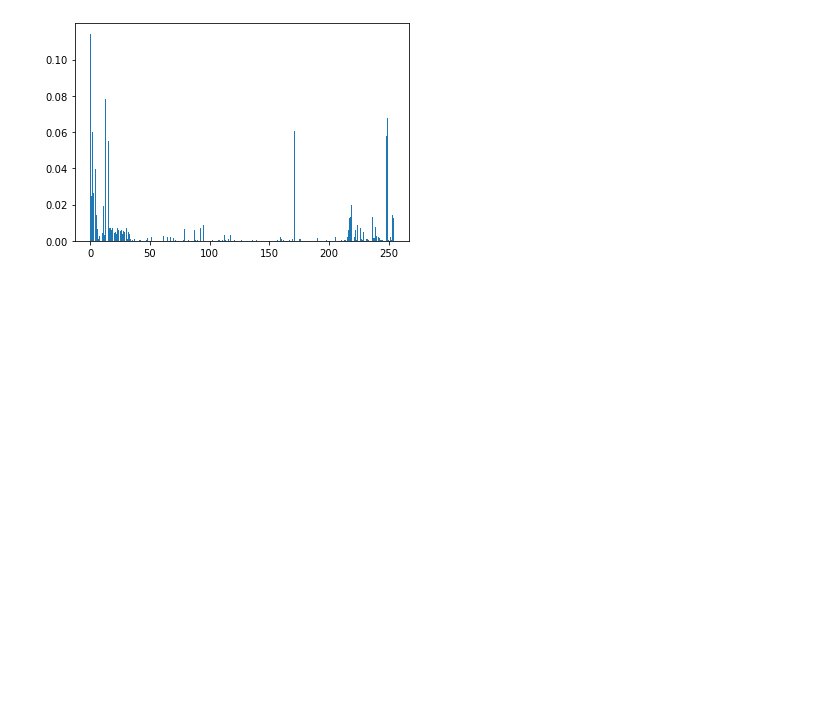
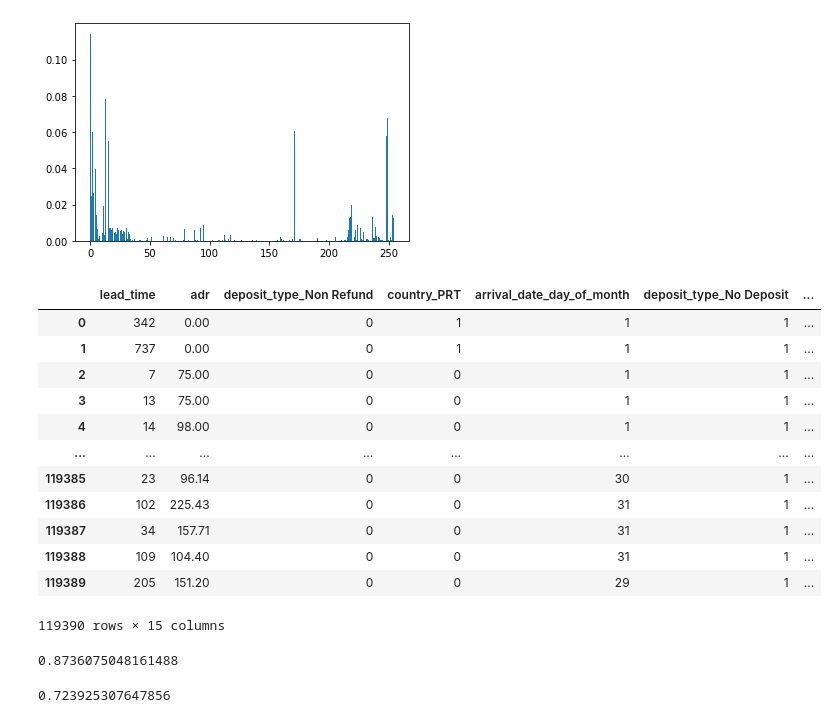
Before and after one commit to DJ1070/Hotel_Bookings, a Jupyter notebook: Hotel_Cancellation_Prediction-Dummy_Normalization.ipynb, the cells around one changed output. Cells and saved outputs as stored; diff of their text form; code cells hidden in the pictures; blank space fills up the shorter version.

```diff
--- a/Hotel_Cancellation_Prediction-Dummy_Normalization.ipynb
+++ b/Hotel_Cancellation_Prediction-Dummy_Normalization.ipynb
@@ -214,4 +291,8 @@ Feature importance
 # %%
+#Feature Importance
+
+feature_dt = []
+
 # get importance
 
 importance = model_dt.feature_importances_
@@ -219,6 +300,7 @@ importance = model_dt.feature_importances_
 # summarize feature importance
 
 for i,v in enumerate(importance):
+	feature_dt.append(v)
 	print('Feature: %0d, Score: %.5f' % (i,v))
 
 # plot feature importance
@@ -256,0 +364,8 @@ Name: deposit_type_Non Refund, dtype: uint8
+# %%
+# Decision Tree with top 15 features
+X_train, X_test, y_train, y_test = train_test_split(df_dt_top15, y, test_size = 0.2, random_state = 3)
+
+model_dt_top15 = tree.DecisionTreeClassifier().fit(X_train, y_train)
+model_dt_top15_prediction = model_dt_top15.predict(X_test)
+version_dt_top15 = accuracy_score(y_test, model_dt_top15_prediction)
+version_dt_top15
@@ -293,12 +415,22 @@ kappa_rf
 # %% [output]
 0.7605856207185087
 # %%
+#Feature Importance
+
+feature_rf = []
+
 # get importance
+
 importance = model_rf.feature_importances_
+
 # summarize feature importance
+
 for i,v in enumerate(importance):
+	feature_rf.append(v)
 	print('Feature: %0d, Score: %.5f' % (i,v))
+
 # plot feature importance
+
 plt.bar([x for x in range(len(importance))], importance)
 plt.show()
 # %% [output]
@@ -320,3 +452,53 @@ Feature: 252, Score: 0.00035
 Feature: 253, Score: 0.01413
 Feature: 254, Score: 0.01245
 [figure]
+# %%
+# Sorting the features by importance
+
+# Turning negative into positive scores
+for i in range(len(feature_rf)):
+    if feature_rf[i]<0:
+        feature_rf[i] = feature_rf[i]*(-1)
+
+feature_rf = pd.DataFrame(feature_rf)
+feature_rf.reset_index(inplace=True)
+feature_rf.columns = ['feature', 'score']
+feature_rf['feature_name'] = X.columns
+feature_rf.sort_values(by=['score'], ascending = False, inplace=True)
+feature_rf.reset_index(drop = True, inplace = True)
+
+rf_top15_features = []
+for i in range(15):
+    rf_top15_features.append(feature_rf.feature_name[i])
+
+df_rf_top15 = X[rf_top15_features]
+df_rf_top15
+# %% [output]
+|  | lead_time | adr | deposit_type_Non Refund | country_PRT | arrival_date_day_of_month | deposit_type_No Deposit | ... |
+| 0 | 342 | 0.00 | 0 | 1 | 1 | 1 | ... |
+| 1 | 737 | 0.00 | 0 | 1 | 1 | 1 | ... |
+| 2 | 7 | 75.00 | 0 | 0 | 1 | 1 | ... |
+| 3 | 13 | 75.00 | 0 | 0 | 1 | 1 | ... |
+| 4 | 14 | 98.00 | 0 | 0 | 1 | 1 | ... |
+| ... | ... | ... | ... | ... | ... | ... | ... |
+| 119385 | 23 | 96.14 | 0 | 0 | 30 | 1 | ... |
+| 119386 | 102 | 225.43 | 0 | 0 | 31 | 1 | ... |
+| 119387 | 34 | 157.71 | 0 | 0 | 31 | 1 | ... |
+| 119388 | 109 | 104.40 | 0 | 0 | 31 | 1 | ... |
+| 119389 | 205 | 151.20 | 0 | 0 | 29 | 1 | ... |
+119390 rows × 15 columns
+# %%
+# Random Forest with top 15 features
+X_train, X_test, y_train, y_test = train_test_split(df_rf_top15, y, test_size = 0.2, random_state = 3)
+
+model_rf_top15 = RandomForestClassifier(n_estimators=1000).fit(X_train, y_train)
+model_rf_top15_prediction = model_rf_top15.predict(X_test)
+version_rf_top15 = accuracy_score(y_test, model_rf_top15_prediction)
+version_rf_top15
+# %% [output]
+0.8736075048161488
+# %%
+kappa_rf_top15 = cohen_kappa_score(y_test, model_rf_top15_prediction)
+kappa_rf_top15
+# %% [output]
+0.723925307647856
```
Also changed, not shown: parts of 16 cells of this notebook, 1 other file.
